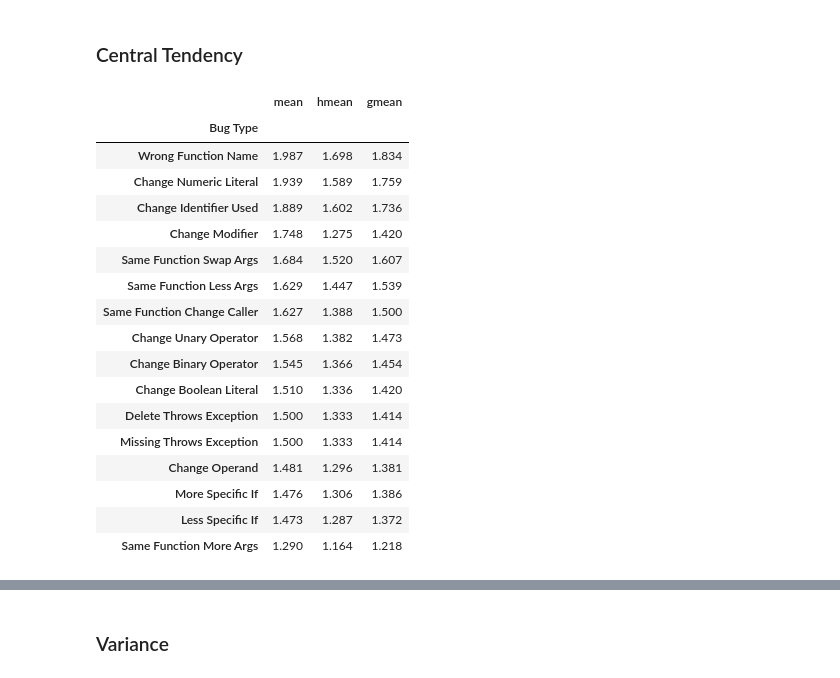
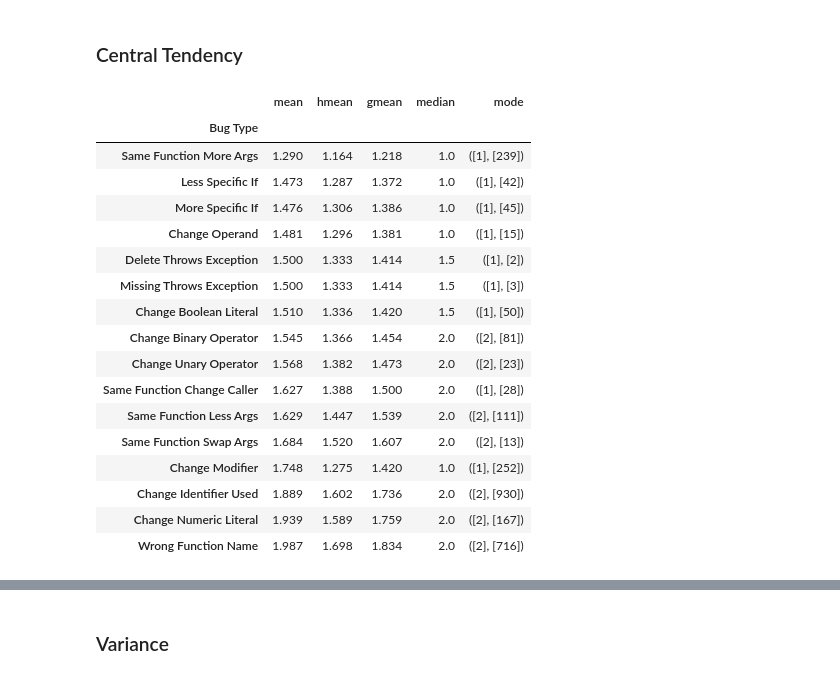
Before and after one commit to parvezmrobin/msr-2021, a Jupyter notebook: notebooks/RQ1.ipynb, the cells around one changed output, grey strips where cells are left out. Cells and saved outputs as stored; diff of their text form; code cells hidden in the pictures.

```diff
--- a/notebooks/RQ1.ipynb
+++ b/notebooks/RQ1.ipynb
@@ -227,25 +233,25 @@ fix_df['Bug Type'].value_counts().sort_values()\
 ### Central Tendency
 # %%
 central_tendency_df = fix_df.groupby('Bug Type').Depth\
-    .agg(['mean', stats.hmean, stats.gmean])\
-    .sort_values('mean', ascending=False)
+    .agg(['mean', stats.hmean, stats.gmean, 'median', stats.mode])\
+    .sort_values('mean')
 central_tendency_df
 # %% [output]
-|  | mean | hmean | gmean |
-| Bug Type |  |  |  |
-| Wrong Function Name | 1.987 | 1.698 | 1.834 |
-| Change Numeric Literal | 1.939 | 1.589 | 1.759 |
-| Change Identifier Used | 1.889 | 1.602 | 1.736 |
-| Change Modifier | 1.748 | 1.275 | 1.420 |
-| Same Function Swap Args | 1.684 | 1.520 | 1.607 |
-| Same Function Less Args | 1.629 | 1.447 | 1.539 |
-| Same Function Change Caller | 1.627 | 1.388 | 1.500 |
-| Change Unary Operator | 1.568 | 1.382 | 1.473 |
-| Change Binary Operator | 1.545 | 1.366 | 1.454 |
-| Change Boolean Literal | 1.510 | 1.336 | 1.420 |
-| Delete Throws Exception | 1.500 | 1.333 | 1.414 |
-| Missing Throws Exception | 1.500 | 1.333 | 1.414 |
-| Change Operand | 1.481 | 1.296 | 1.381 |
-| More Specific If | 1.476 | 1.306 | 1.386 |
-| Less Specific If | 1.473 | 1.287 | 1.372 |
-| Same Function More Args | 1.290 | 1.164 | 1.218 |
+|  | mean | hmean | gmean | median | mode |
+| Bug Type |  |  |  |  |  |
+| Same Function More Args | 1.290 | 1.164 | 1.218 | 1.0 | ([1], [239]) |
+| Less Specific If | 1.473 | 1.287 | 1.372 | 1.0 | ([1], [42]) |
+| More Specific If | 1.476 | 1.306 | 1.386 | 1.0 | ([1], [45]) |
+| Change Operand | 1.481 | 1.296 | 1.381 | 1.0 | ([1], [15]) |
+| Delete Throws Exception | 1.500 | 1.333 | 1.414 | 1.5 | ([1], [2]) |
+| Missing Throws Exception | 1.500 | 1.333 | 1.414 | 1.5 | ([1], [3]) |
+| Change Boolean Literal | 1.510 | 1.336 | 1.420 | 1.5 | ([1], [50]) |
+| Change Binary Operator | 1.545 | 1.366 | 1.454 | 2.0 | ([2], [81]) |
+| Change Unary Operator | 1.568 | 1.382 | 1.473 | 2.0 | ([2], [23]) |
+| Same Function Change Caller | 1.627 | 1.388 | 1.500 | 2.0 | ([1], [28]) |
+| Same Function Less Args | 1.629 | 1.447 | 1.539 | 2.0 | ([2], [111]) |
+| Same Function Swap Args | 1.684 | 1.520 | 1.607 | 2.0 | ([2], [13]) |
+| Change Modifier | 1.748 | 1.275 | 1.420 | 1.0 | ([1], [252]) |
+| Change Identifier Used | 1.889 | 1.602 | 1.736 | 2.0 | ([2], [930]) |
+| Change Numeric Literal | 1.939 | 1.589 | 1.759 | 2.0 | ([2], [167]) |
+| Wrong Function Name | 1.987 | 1.698 | 1.834 | 2.0 | ([2], [716]) |
```
Also changed, not shown: parts of 9 cells of this notebook, 1 other file.
